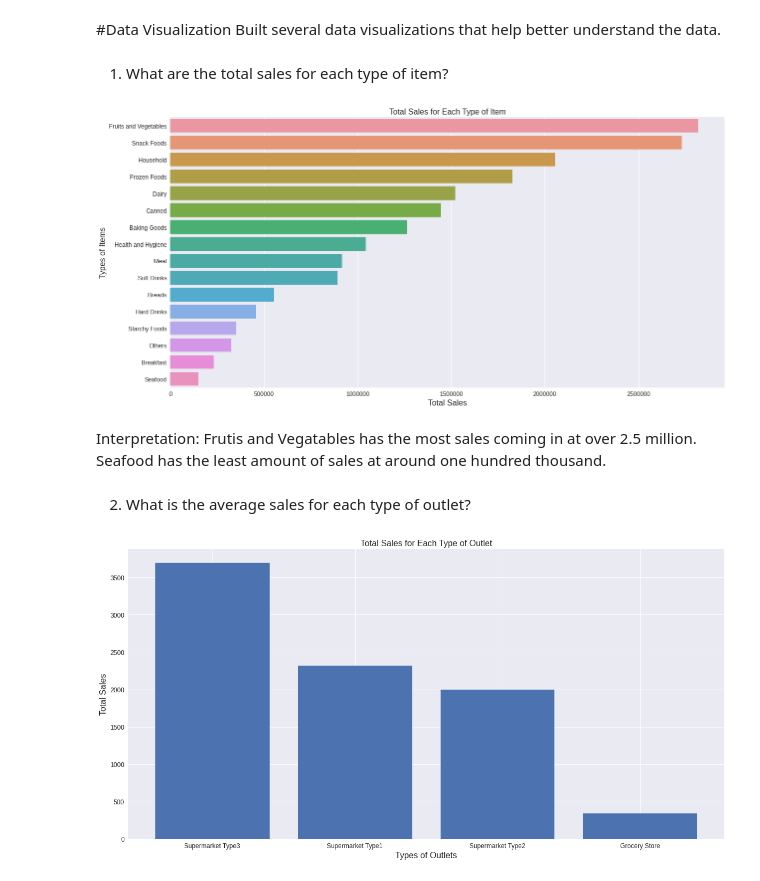
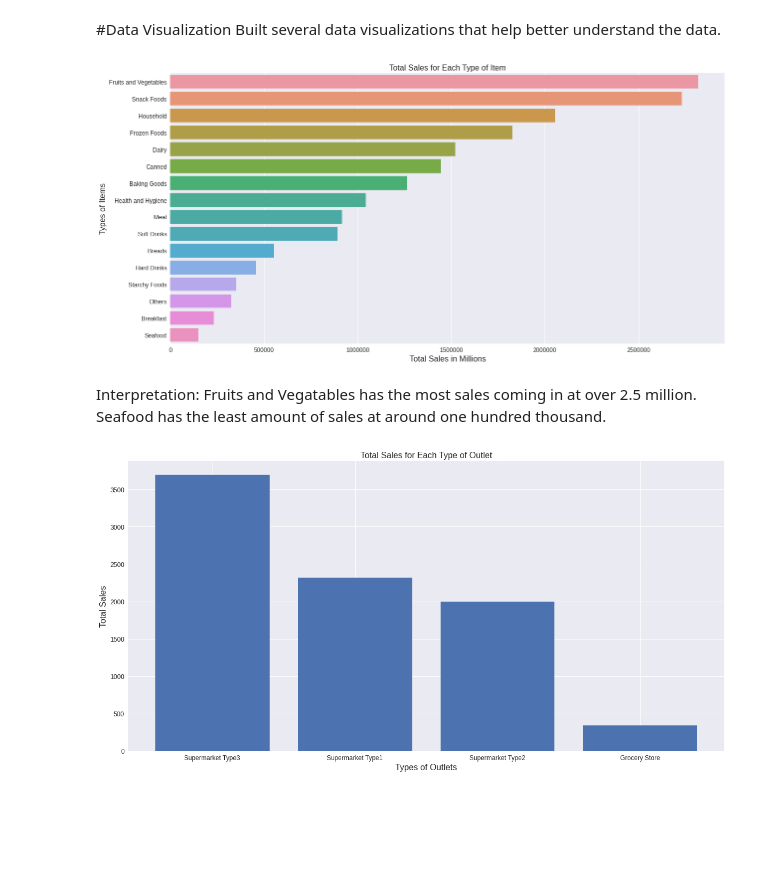
Before and after one commit to nikitha-ramchander/Sales-Prediction, a Jupyter notebook: SalesDataVisualization.ipynb, the cells around one changed output. Drawn from its saved outputs; the diff is of its cells as text; code cells hidden in the pictures; blank space fills up the shorter version.

```diff
--- a/SalesDataVisualization.ipynb
+++ b/SalesDataVisualization.ipynb
@@ -26,6 +26,4 @@ sales.head()
 # %% [markdown]
 #Data Visualization
 Built several data visualizations that help better understand the data.
-# %% [markdown]
-1. What are the total sales for each type of item?
 # %%
@@ -33,17 +32,15 @@ item_type = sales.groupby(['Item_Type'])['Item_Outlet_Sales'].sum().sort_values(
 # %%
 plt.figure(figsize=(20,10));
 plt.style.use('seaborn');
 sns.barplot(x = item_type.values, y = item_type.index)
 plt.xticks(fontsize = 12);
 plt.yticks(fontsize = 12);
-plt.xlabel('Total Sales', fontsize = 16)
+plt.xlabel('Total Sales in Millions', fontsize = 16)
 plt.ylabel('Types of Items', fontsize = 16)
 plt.title('Total Sales for Each Type of Item', fontsize = 16)
 plt.ticklabel_format(style='plain', axis='x')
 # %% [output]
-[figure, old version]
+[figure, new version]
 # %% [markdown]
-Interpretation: Frutis and Vegatables has the most sales coming in at over 2.5 million. Seafood has the least amount of sales at around one hundred thousand.
+Interpretation: Fruits and Vegatables has the most sales coming in at over 2.5 million. Seafood has the least amount of sales at around one hundred thousand.
-# %% [markdown]
-2. What is the average sales for each type of outlet?
 # %%
```
Also changed, not shown: parts of 17 cells of this notebook.
